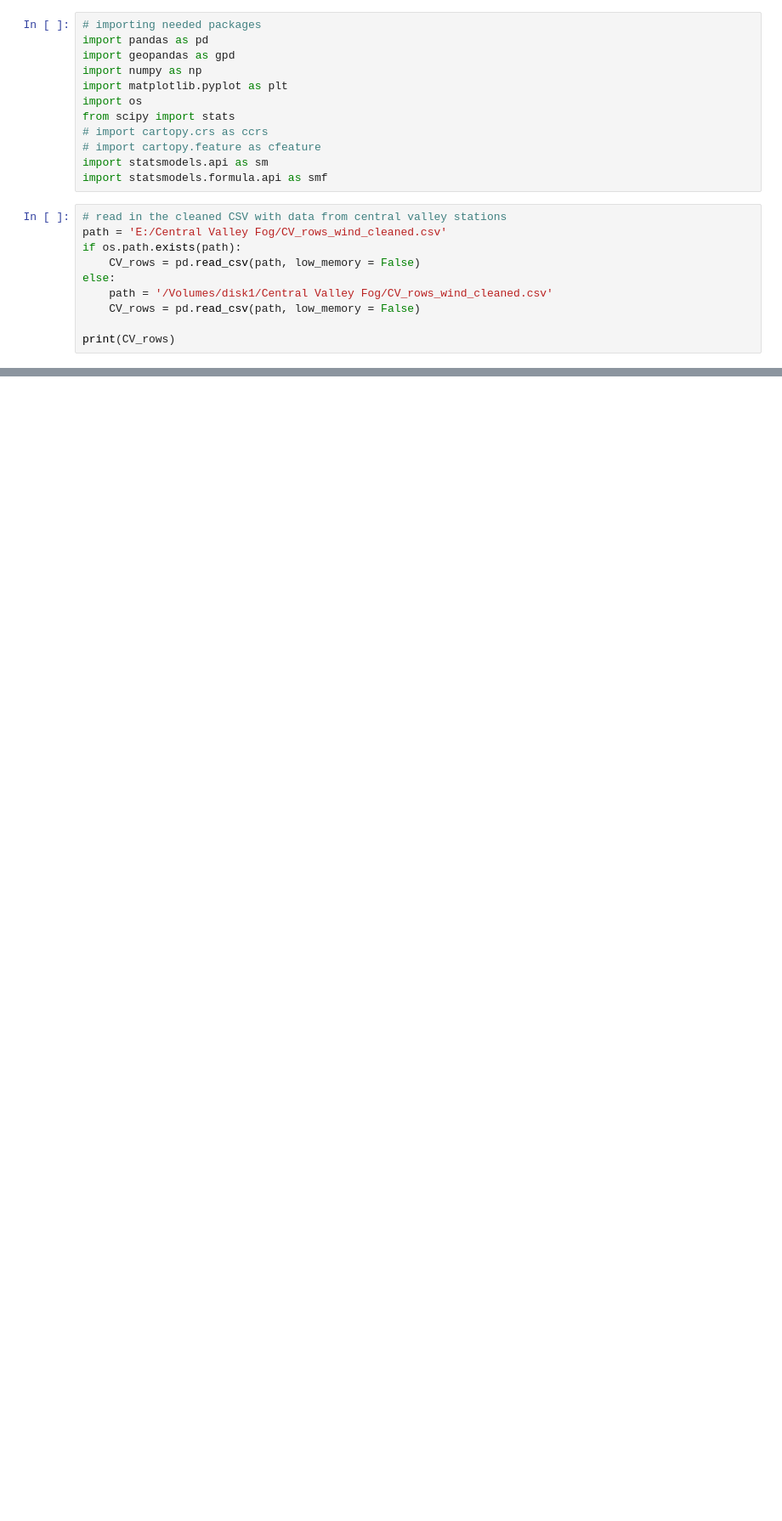
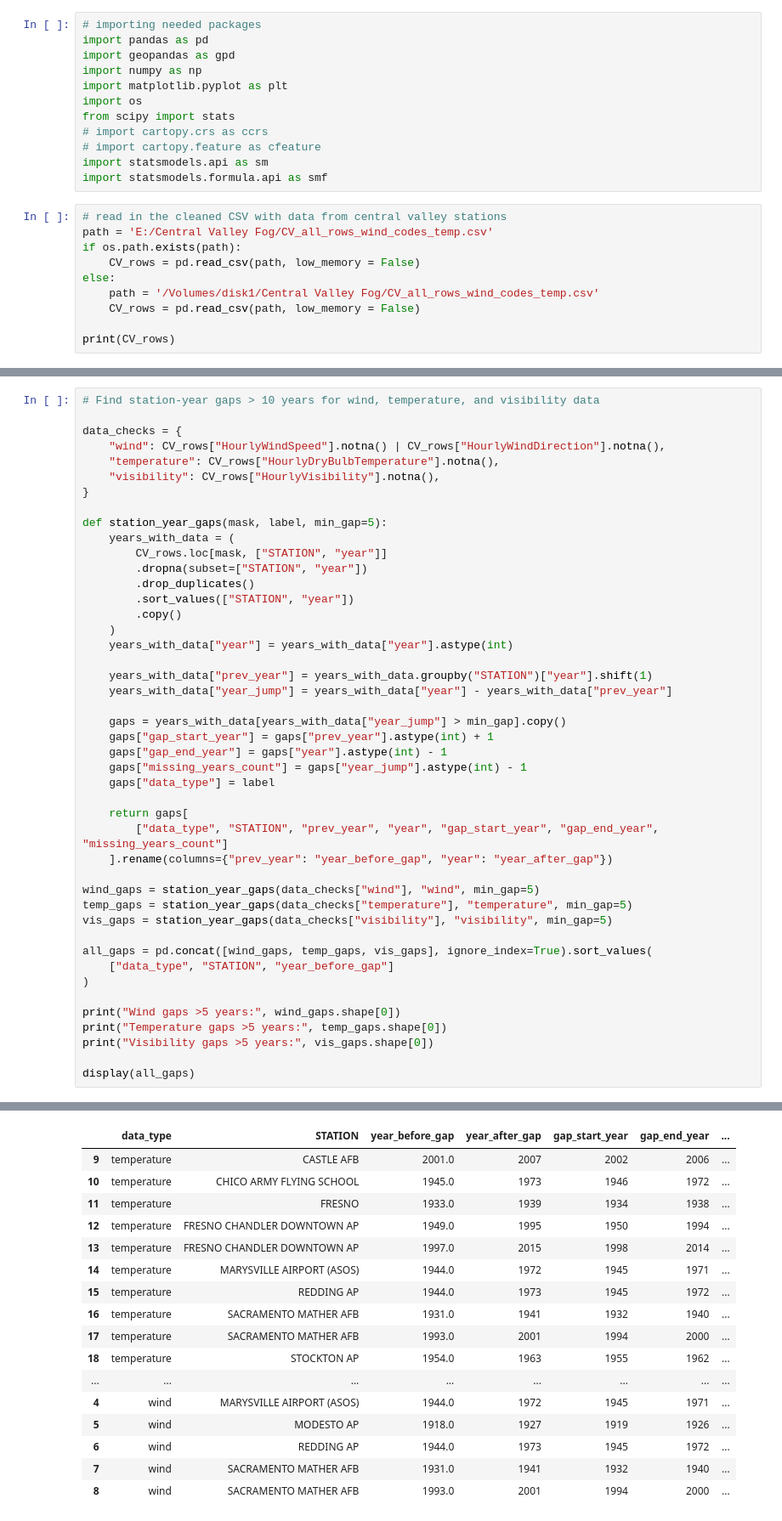
Before and after one commit to audfish/WQ2026, a Jupyter notebook: Fog_wind_analysis.ipynb, the cells around one changed output, grey strips where cells are left out. Shown at 85% size. Saved outputs shown, nothing was run; the diff lists cells and outputs as text; blank space fills up the shorter version.

```diff
--- a/Fog_wind_analysis.ipynb
+++ b/Fog_wind_analysis.ipynb
@@ -12,11 +12,11 @@ import statsmodels.api as sm
 import statsmodels.formula.api as smf
 # %%
 # read in the cleaned CSV with data from central valley stations
-path = 'E:/Central Valley Fog/CV_rows_wind_cleaned.csv'
+path = 'E:/Central Valley Fog/CV_all_rows_wind_codes_temp.csv'
 if os.path.exists(path):
     CV_rows = pd.read_csv(path, low_memory = False)
 else:
-    path = '/Volumes/disk1/Central Valley Fog/CV_rows_wind_cleaned.csv'
+    path = '/Volumes/disk1/Central Valley Fog/CV_all_rows_wind_codes_temp.csv'
     CV_rows = pd.read_csv(path, low_memory = False)
 
 print(CV_rows)
@@ -56,0 +1047,46 @@ print("CV_fog_rows after removing May-September:", CV_fog_rows.shape)
+# %%
+# Find station-year gaps > 10 years for wind, temperature, and visibility data
+
+data_checks = {
+    "wind": CV_rows["HourlyWindSpeed"].notna() | CV_rows["HourlyWindDirection"].notna(),
+    "temperature": CV_rows["HourlyDryBulbTemperature"].notna(),
+    "visibility": CV_rows["HourlyVisibility"].notna(),
+}
+
+def station_year_gaps(mask, label, min_gap=5):
+    years_with_data = (
+        CV_rows.loc[mask, ["STATION", "year"]]
+        .dropna(subset=["STATION", "year"])
+        .drop_duplicates()
+        .sort_values(["STATION", "year"])
+        .copy()
+    )
+    years_with_data["year"] = years_with_data["year"].astype(int)
+
+    years_with_data["prev_year"] = years_with_data.groupby("STATION")["year"].shift(1)
+    years_with_data["year_jump"] = years_with_data["year"] - years_with_data["prev_year"]
+
+    gaps = years_with_data[years_with_data["year_jump"] > min_gap].copy()
+    gaps["gap_start_year"] = gaps["prev_year"].astype(int) + 1
+    gaps["gap_end_year"] = gaps["year"].astype(int) - 1
+    gaps["missing_years_count"] = gaps["year_jump"].astype(int) - 1
+    gaps["data_type"] = label
+
+    return gaps[
+        ["data_type", "STATION", "prev_year", "year", "gap_start_year", "gap_end_year", "missing_years_count"]
+    ].rename(columns={"prev_year": "year_before_gap", "year": "year_after_gap"})
+
+wind_gaps = station_year_gaps(data_checks["wind"], "wind", min_gap=5)
+temp_gaps = station_year_gaps(data_checks["temperature"], "temperature", min_gap=5)
+vis_gaps = station_year_gaps(data_checks["visibility"], "visibility", min_gap=5)
+
+all_gaps = pd.concat([wind_gaps, temp_gaps, vis_gaps], ignore_index=True).sort_values(
+    ["data_type", "STATION", "year_before_gap"]
+)
+
+print("Wind gaps >5 years:", wind_gaps.shape[0])
+print("Temperature gaps >5 years:", temp_gaps.shape[0])
+print("Visibility gaps >5 years:", vis_gaps.shape[0])
+
+display(all_gaps)
+# %% [output]
@@ -56,0 +1096,17 @@ print("CV_fog_rows after removing May-September:", CV_fog_rows.shape)
+|  | data_type | STATION | year_before_gap | year_after_gap | gap_start_year | gap_end_year | ... |
+| 9 | temperature | CASTLE AFB | 2001.0 | 2007 | 2002 | 2006 | ... |
+| 10 | temperature | CHICO ARMY FLYING SCHOOL | 1945.0 | 1973 | 1946 | 1972 | ... |
+| 11 | temperature | FRESNO | 1933.0 | 1939 | 1934 | 1938 | ... |
+| 12 | temperature | FRESNO CHANDLER DOWNTOWN AP | 1949.0 | 1995 | 1950 | 1994 | ... |
+| 13 | temperature | FRESNO CHANDLER DOWNTOWN AP | 1997.0 | 2015 | 1998 | 2014 | ... |
+| 14 | temperature | MARYSVILLE AIRPORT (ASOS) | 1944.0 | 1972 | 1945 | 1971 | ... |
+| 15 | temperature | REDDING AP | 1944.0 | 1973 | 1945 | 1972 | ... |
+| 16 | temperature | SACRAMENTO MATHER AFB | 1931.0 | 1941 | 1932 | 1940 | ... |
+| 17 | temperature | SACRAMENTO MATHER AFB | 1993.0 | 2001 | 1994 | 2000 | ... |
+| 18 | temperature | STOCKTON AP | 1954.0 | 1963 | 1955 | 1962 | ... |
+| ... | ... | ... | ... | ... | ... | ... | ... |
+| 4 | wind | MARYSVILLE AIRPORT (ASOS) | 1944.0 | 1972 | 1945 | 1971 | ... |
+| 5 | wind | MODESTO AP | 1918.0 | 1927 | 1919 | 1926 | ... |
+| 6 | wind | REDDING AP | 1944.0 | 1973 | 1945 | 1972 | ... |
+| 7 | wind | SACRAMENTO MATHER AFB | 1931.0 | 1941 | 1932 | 1940 | ... |
+| 8 | wind | SACRAMENTO MATHER AFB | 1993.0 | 2001 | 1994 | 2000 | ... |
```
Also changed, not shown: parts of 22 cells of this notebook.
